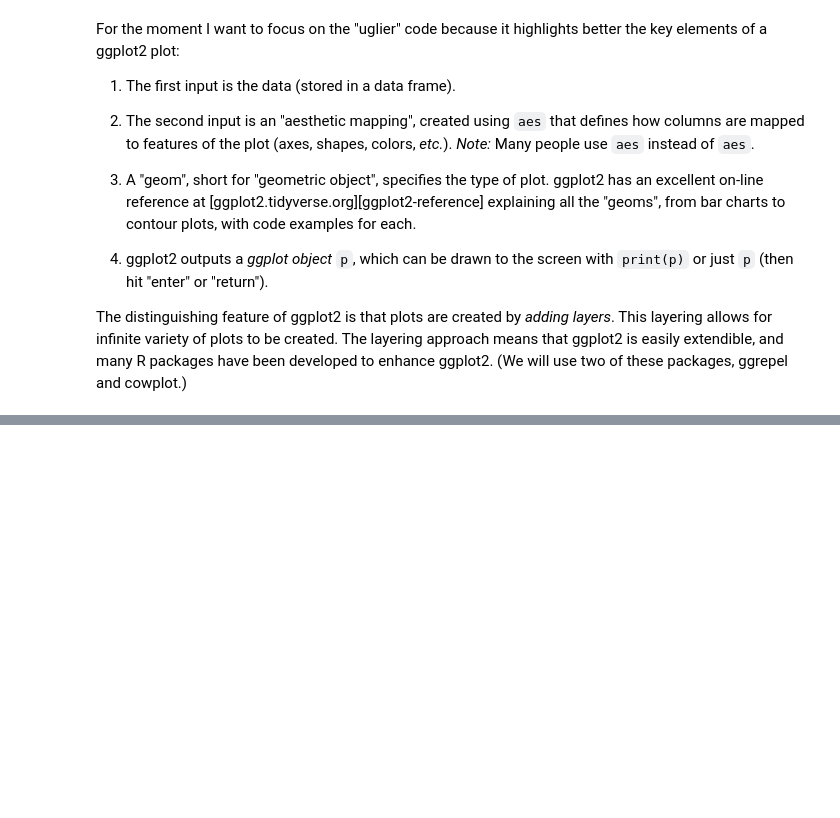
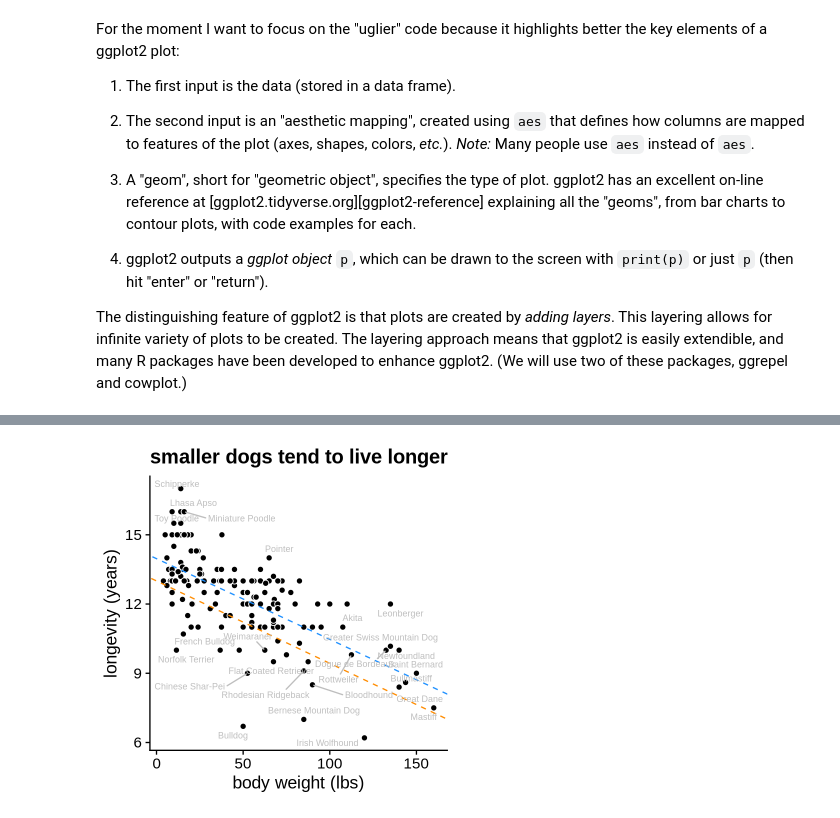
Before and after one commit to pcarbo/qBio9_stuff, a Jupyter notebook: dataviz_qbio9.ipynb, the cells around one changed output, grey strips where cells are left out. Saved outputs shown, nothing was run; the diff lists cells and outputs as text; code cells hidden in the pictures; blank space fills up the shorter version.

```diff
--- a/dataviz_qbio9.ipynb
+++ b/dataviz_qbio9.ipynb
@@ -158,0 +302,6 @@ ggplot2. (We will use two of these packages, ggrepel and cowplot.)
+# %%
+library(ggrepel)
+p4 <- p3 + geom_text_repel(mapping = aes(label = breed),
+                           size = 2.5,color = "gray")
+p4
+# %% [output]
@@ -158,0 +310 @@ ggplot2. (We will use two of these packages, ggrepel and cowplot.)
+[figure, added]
```
Also changed, not shown: parts of 29 cells of this notebook.
